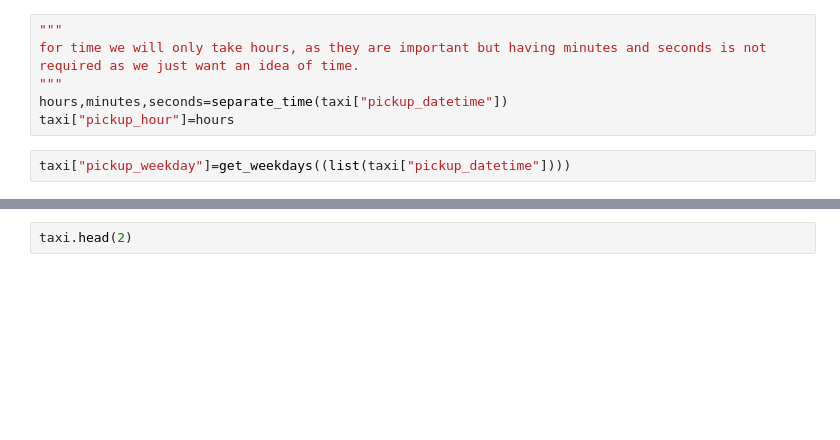
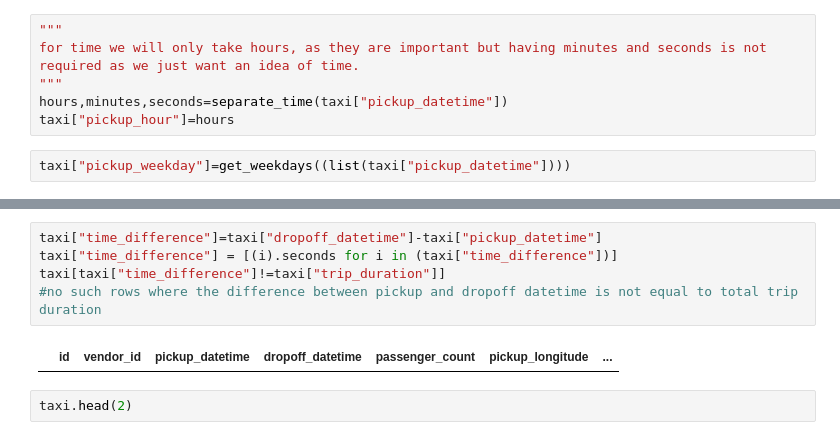
Before and after one commit to gauriagarwal18/Cab-Clock, a Jupyter notebook: NYC_Taxi_Trip_Time_Prediction_Capstone_Project.ipynb, the cells around one changed output, grey strips where cells are left out. Drawn from its saved outputs; the diff is of its cells as text; blank space fills up the shorter version.

```diff
--- a/NYC_Taxi_Trip_Time_Prediction_Capstone_Project.ipynb
+++ b/NYC_Taxi_Trip_Time_Prediction_Capstone_Project.ipynb
@@ -360,3 +347,10 @@ Timedelta('0 days 00:07:35')
+# %%
+taxi["time_difference"]=taxi["dropoff_datetime"]-taxi["pickup_datetime"]
+taxi["time_difference"] = [(i).seconds for i in (taxi["time_difference"])]
+taxi[taxi["time_difference"]!=taxi["trip_duration"]]
+#no such rows where the difference between pickup and dropoff datetime is not equal to total trip duration
+# %% [output]
+|  | id | vendor_id | pickup_datetime | dropoff_datetime | passenger_count | pickup_longitude | ... |
 # %%
 taxi.head(2)
 # %% [output]
```
Also changed, not shown: parts of 5 cells of this notebook.
